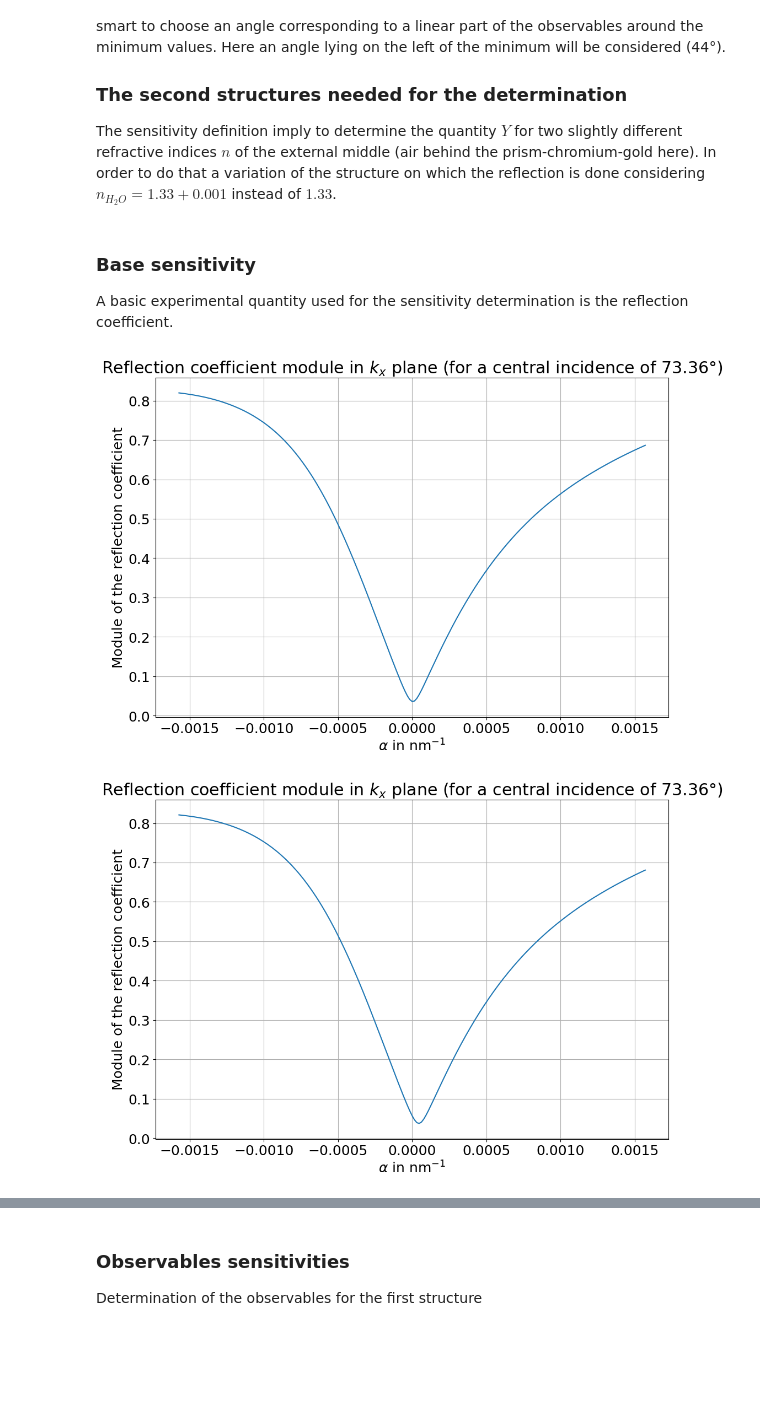
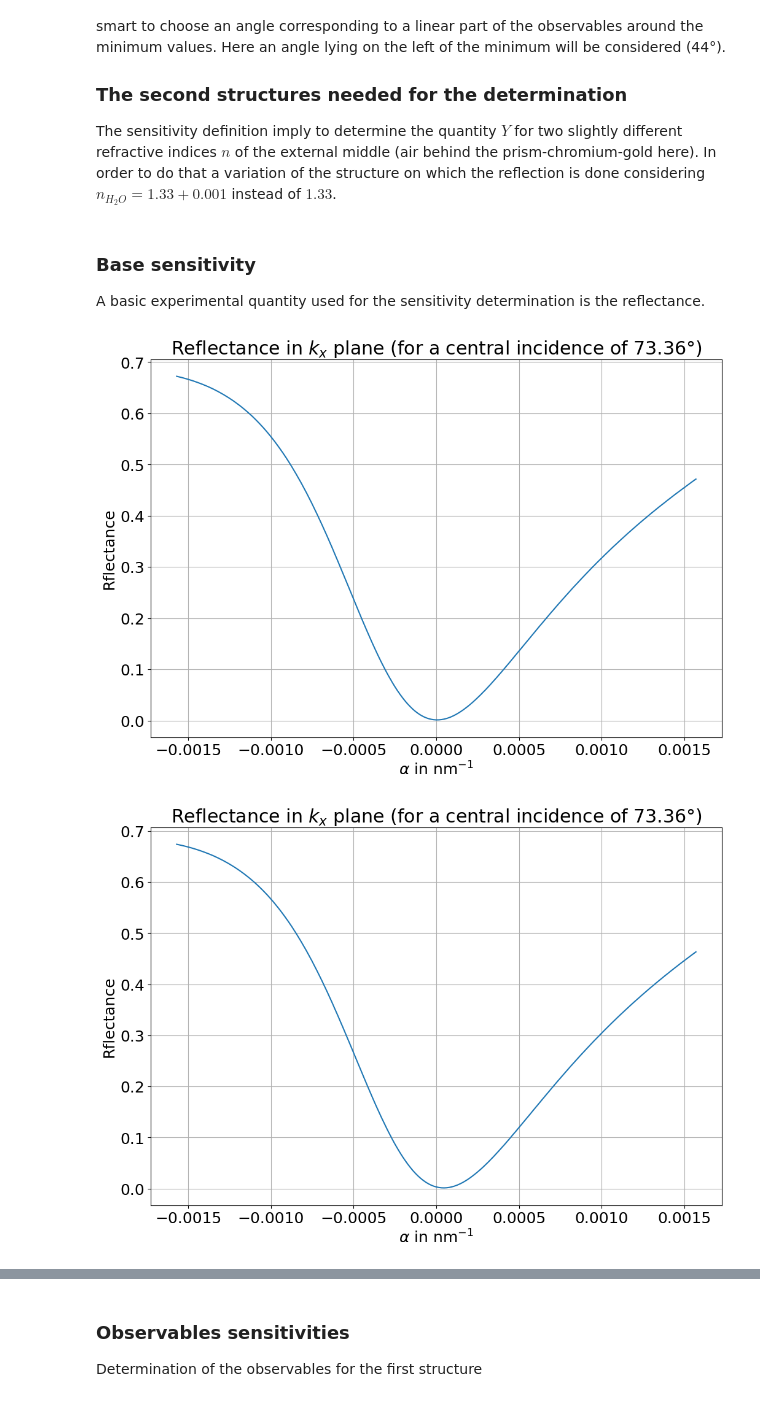
Before and after one commit to Tristan63170/Interferometric_Reflectivity_Dip, a Jupyter notebook: with_water/observable_determination_and_sensitivity_parallel.ipynb, the cells around one changed output, grey strips where cells are left out. Cells and saved outputs as stored; diff of their text form; code cells hidden in the pictures; blank space fills up the shorter version.

```diff
--- a/with_water/observable_determination_and_sensitivity_parallel.ipynb
+++ b/with_water/observable_determination_and_sensitivity_parallel.ipynb
@@ -286,43 +286,50 @@ structure2 = PM.Structure(mat2, stack, thickness, verbose=False)
 # %% [markdown]
 ### Base sensitivity
 
-A basic experimental quantity used for the sensitivity determination is the reflection coefficient.
+A basic experimental quantity used for the sensitivity determination is the reflectance.
 # %%
 kz = ((n2 * k0) ** 2 - A**2 - B**2) ** (1 / 2)
 inc = 73.36
 theta = np.arcsin(np.sqrt((A * np.cos(np.deg2rad(inc)) + kz * np.sin(np.deg2rad(inc))) ** 2 + B**2)/ (n2 * k0))  # array with the incidence angle for all incident plane wave
 cr = np.zeros((2 * N + 1, 2 * N + 1), dtype=complex)
 cr2 = np.zeros((2 * N + 1, 2 * N + 1), dtype=complex)
 # determination of the reflection coefficients for each plane wave
 for i in range(len(a)):
     for j in range(len(b)):
         r, t, R, T = PM.coefficient(structure, wavelength, theta[i,j], 1)
         r2, t2, R2, T2 = PM.coefficient(structure2, wavelength, theta[i,j], 1)
         cr[i, j] = r
         cr2[i, j] = r2
 
-cr1D = cr[N,:]
-cr21D = cr2[N,:]
+cr1D = np.abs(cr[N,:])**2
+cr21D = np.abs(cr2[N,:])**2
 
 plt.figure(figsize=(12,8))
-plt.plot(a,np.abs(cr1D))
-plt.title(fr"Reflection coefficient module in $k_x$ plane (for a central incidence of {inc}°)")
+plt.plot(a,cr1D)
+plt.title(fr"Reflectance in $k_x$ plane (for a central incidence of {inc}°)")
 plt.xlabel(r"$\alpha$ in $\mathrm{nm}^{-1}$")
-plt.ylabel(fr"Module of the reflection coefficient")
+plt.ylabel(fr"Rflectance")
 plt.grid();
 if SAVE_MODE:
     for file_ext in save_formats:
-        plt.savefig(f"Plots/{file_ext}/observables_sensitivity/reflection_coefficient_base.{file_ext}", bbox_inches="tight")
+        plt.savefig(f"Plots/{file_ext}/observables_sensitivity/R_base.{file_ext}", bbox_inches="tight")
 
 plt.figure(figsize=(12,8))
-plt.plot(a,np.abs(cr21D))
-plt.title(fr"Reflection coefficient module in $k_x$ plane (for a central incidence of {inc}°)")
+plt.plot(a,cr21D)
+plt.title(fr"Reflectance in $k_x$ plane (for a central incidence of {inc}°)")
 plt.xlabel(r"$\alpha$ in $\mathrm{nm}^{-1}$")
-plt.ylabel(fr"Module of the reflection coefficient")
+plt.ylabel(fr"Rflectance")
 plt.grid();
 if SAVE_MODE:
     for file_ext in save_formats:
-        plt.savefig(f"Plots/{file_ext}/observables_sensitivity/reflection_coefficient_variant.{file_ext}", bbox_inches="tight")
+        plt.savefig(f"Plots/{file_ext}/observables_sensitivity/R_variant.{file_ext}", bbox_inches="tight")
+
+plt.figure(figsize=(12,8))
+plt.plot(a,(cr21D-cr1D)/n_variation)
+plt.title(fr"Sensitivity on reflectance (for a central incidence of {inc}°)")
+plt.xlabel(r"$\alpha$ in $\mathrm{nm}^{-1}$")
+plt.ylabel(fr"Sensitivity")
+plt.grid();
 # %% [output]
-[figure, old version]
+[figure, new version]
-[figure, old version]
+[figure, new version]
```
Also changed, not shown: parts of 15 cells of this notebook, 3 other files.
